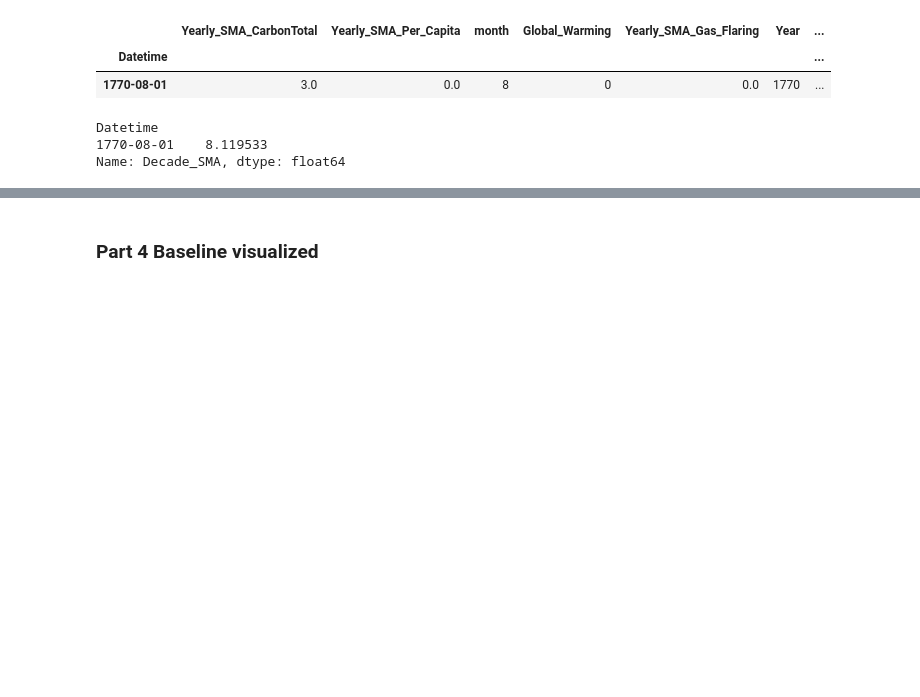
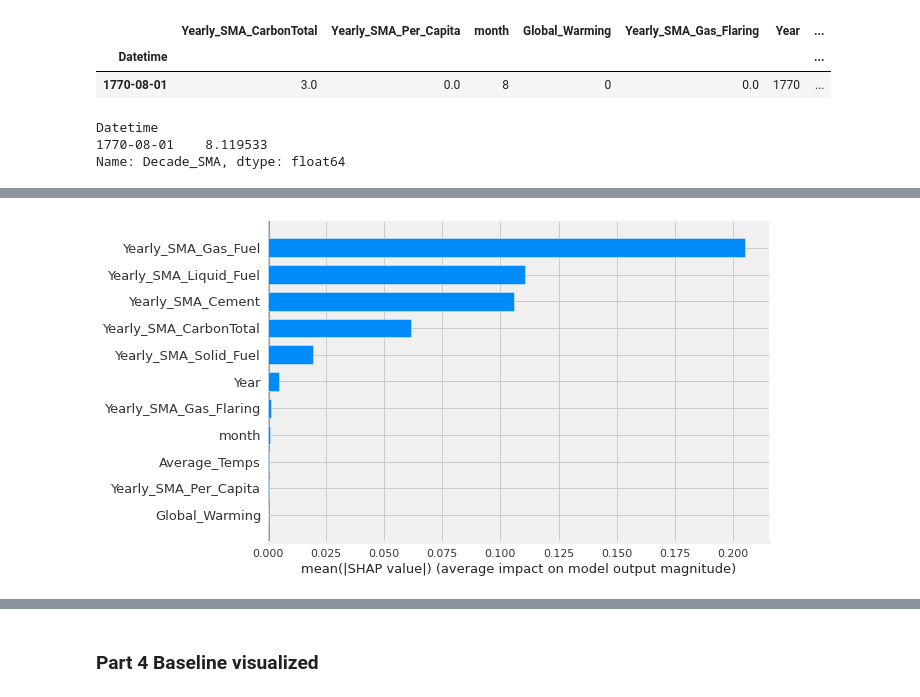
Before and after one commit to John-G-Thomas/Prodjects, a Jupyter notebook: Project_2.ipynb, the cells around one changed output, grey strips where cells are left out. Drawn from its saved outputs; the diff is of its cells as text; code cells hidden in the pictures; blank space fills up the shorter version.

```diff
--- a/Project_2.ipynb
+++ b/Project_2.ipynb
@@ -324,6 +331,10 @@ shap.force_plot(
 Setting feature_perturbation = "tree_path_dependent" because no background data was given.
 [interactive output not drawn]
 [interactive output not drawn]
+# %%
+shap.summary_plot(shap_values, X_train2, plot_type='bar')
+# %% [output]
+[figure, added]
 # %%
 def predict(Yearly_SMA_CarbonTotal,Yearly_SMA_Per_Capita,month,Global_Warming,
              Yearly_SMA_Gas_Flaring,Year,Yearly_SMA_Cement,Yearly_SMA_Gas_Fuel,
```
Also changed, not shown: parts of 19 cells of this notebook.
